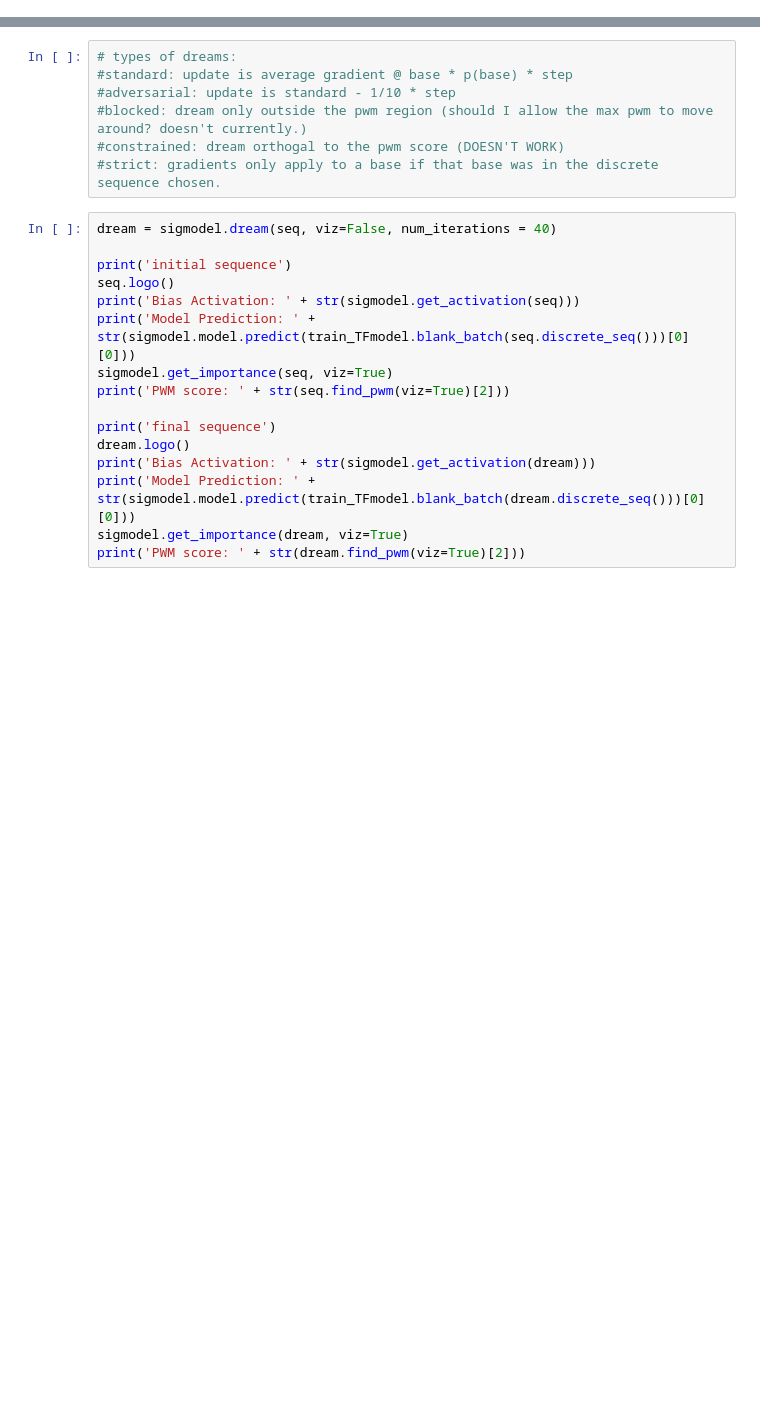
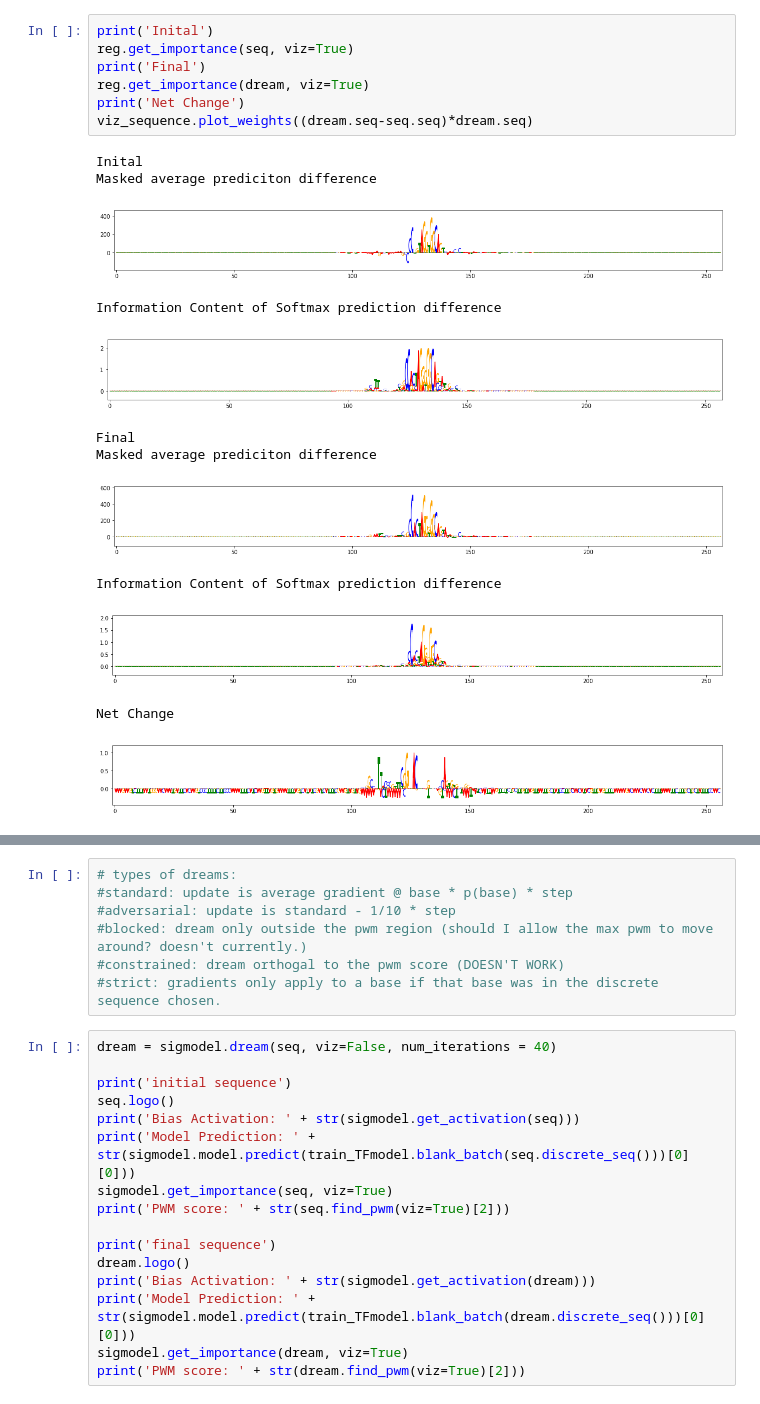
Before and after one commit to kal26/TF_Classifier, a Jupyter notebook: evaluation_tools/electric_sheep.ipynb, the cells around one changed output, grey strips where cells are left out. Saved outputs shown, nothing was run; the diff lists cells and outputs as text; blank space fills up the shorter version.

```diff
--- a/evaluation_tools/electric_sheep.ipynb
+++ b/evaluation_tools/electric_sheep.ipynb
@@ -36,3 +44,23 @@ Sequence after 25 iterations
+# %%
+print('Inital')
+reg.get_importance(seq, viz=True)
+print('Final')
+reg.get_importance(dream, viz=True)
+print('Net Change')
+viz_sequence.plot_weights((dream.seq-seq.seq)*dream.seq)
+# %% [output]
+Inital
+Masked average prediciton difference
+[figure, added]
+Information Content of Softmax prediction difference
+[figure, added]
+Final
+Masked average prediciton difference
+[figure, added]
+Information Content of Softmax prediction difference
+[figure, added]
+Net Change
+[figure, added]
 # %%
 dream = reg.gumbel_dream(seq, 'adverse', viz=True)
 # %% [output]
```
Also changed, not shown: parts of 5 cells of this notebook, 25 other files.
